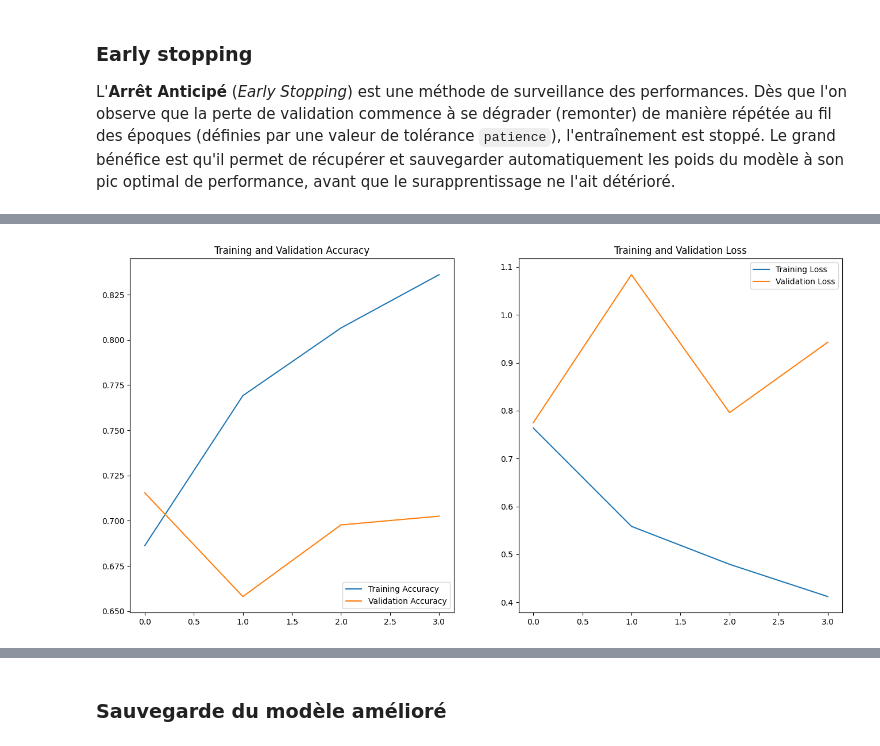
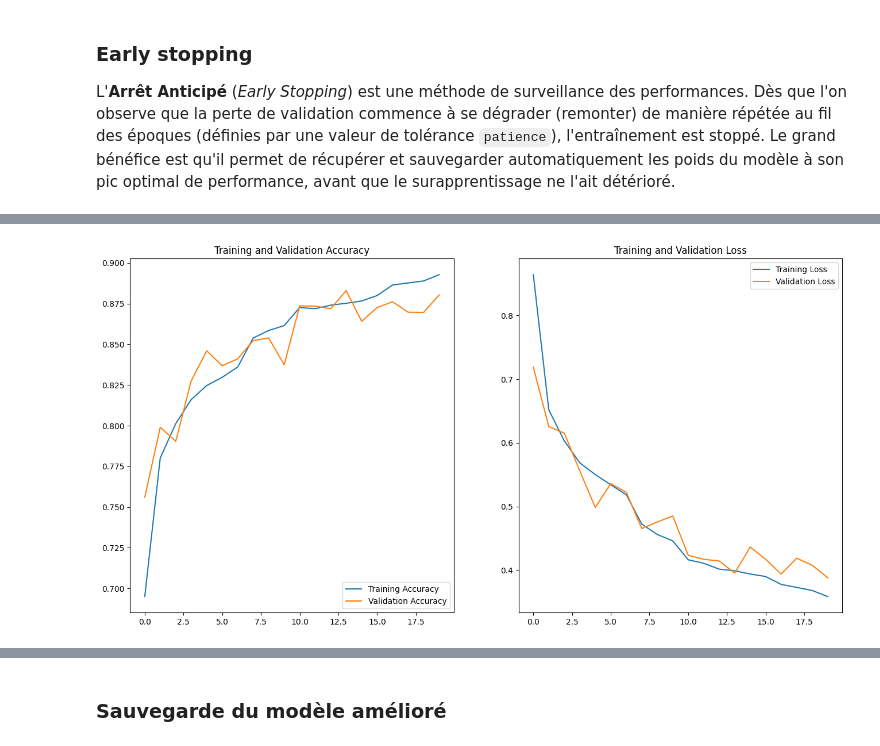
Before and after one commit to Charlyhno-eng/projet-leyenda, a Jupyter notebook: livrables/livrable1/livrable1.ipynb, the cells around one changed output, grey strips where cells are left out. Saved outputs shown, nothing was run; the diff lists cells and outputs as text; code cells hidden in the pictures.

Commit message:
livrable 1 sympa

```diff
--- a/livrables/livrable1/livrable1.ipynb
+++ b/livrables/livrable1/livrable1.ipynb
@@ -338,69 +328,50 @@ L'**Arrêt Anticipé** (*Early Stopping*) est une méthode de surveillance des p
 early_stopping = tf.keras.callbacks.EarlyStopping(
     monitor='val_loss',
     patience=3,
-    restore_best_weights=True,
-    verbose=1
+    restore_best_weights=True
 )
 
 # Learning rate scheduler
+# Le taux d'apprentissage (learning rate) est un hyperparamètre qui contrôle la vitesse à laquelle le modèle apprend.
+# Réduire le taux d'apprentissage lorsque la validation ne s'améliore pas permet d'améliorer les performances de généralisation du modèle.
 learning_rate_scheduler = tf.keras.callbacks.ReduceLROnPlateau(
     monitor='val_loss',
     factor=0.5,
     patience=2,
-    min_lr=1e-6,
-    verbose=1
+    min_lr=1e-6
 )
 
-# ModelCheckpoint pour sauvegarder les meilleurs poids
-model_checkpoint = tf.keras.callbacks.ModelCheckpoint(
-    '../../models/livrable1/improved_model.keras',
-    monitor='val_loss',
-    save_best_only=True,
-    verbose=1
-)
-
-# Création du model amélioré
+# Création du model
 improved_model = Sequential([
     # Augmentation du jeu de données
     layers.RandomFlip("horizontal", input_shape=(IMAGE_HEIGHT, IMAGE_WIDTH, 3)),
     layers.RandomRotation(0.18),
     layers.RandomZoom(0.1),
-    layers.RandomContrast(0.1),
-    layers.Rescaling(1. / 255),
 
-    # Extraction des caractéristiques
-    layers.Conv2D(16, 3, padding='same', activation='relu', kernel_regularizer=tf.keras.regularizers.l2(0.001)),
-    layers.BatchNormalization(),
+    # Création des couches
+    layers.Rescaling(1./255, input_shape=(IMAGE_HEIGHT, IMAGE_WIDTH, 3)),
+    layers.Conv2D(32, 3, padding='same', activation='relu', kernel_regularizer=tf.keras.regularizers.l2(0.001)),
+    layers.MaxPooling2D(),
+    layers.Conv2D(64, 3, padding='same', activation='relu', kernel_regularizer=tf.keras.regularizers.l2(0.001)),
+    layers.MaxPooling2D(),
+    layers.Conv2D(128, 3, padding='same', activation='relu', kernel_regularizer=tf.keras.regularizers.l2(0.001)),
     layers.MaxPooling2D(),
 
-    layers.Conv2D(32, 3, padding='same', activation='relu', kernel_regularizer=tf.keras.regularizers.l2(0.001)),
-    layers.BatchNormalization(),
-    layers.MaxPooling2D(),
-
-    layers.Conv2D(64, 3, padding='same', activation='relu', kernel_regularizer=tf.keras.regularizers.l2(0.001)),
-    layers.BatchNormalization(),
-    layers.MaxPooling2D(),
-
-    layers.Conv2D(128, 3, padding='same', activation='relu', kernel_regularizer=tf.keras.regularizers.l2(0.001)),
-    layers.BatchNormalization(),
-    layers.MaxPooling2D(),
-
-    # Réduction de la dimension pour limiter l'overfitting
-    layers.GlobalAveragePooling2D(),
-    layers.Dropout(0.3),
+    # Supprimer certains neurones de la couche précédente pour éviter le surapprentissage
+    layers.Dropout(0.2),
+    layers.Flatten(),
     layers.Dense(128, activation='relu', kernel_regularizer=tf.keras.regularizers.l2(0.001)),
     layers.Dropout(0.3),
-    layers.Dense(nombre_classes, activation='softmax'),
-
+    layers.Dense(nombre_classes)
 ])
 
-# Optimizer
-optimizer = tf.keras.optimizers.Adam(learning_rate=1e-4)
+# Réduction du learning rate afin d'améliorer les performances de généralisation du modèle
+optimizer = tf.keras.optimizers.Adam(learning_rate=0.0005)
 
 # Compilation du model
 improved_model.compile(
     optimizer=optimizer,
-    loss=tf.keras.losses.SparseCategoricalCrossentropy(),
+    loss=tf.keras.losses.SparseCategoricalCrossentropy(from_logits=True),
     metrics=['accuracy']
 )
 
@@ -412,7 +383,7 @@ history_imp_model = improved_model.fit(
     validation_data=test_set,
     epochs=NB_EPOCHS,
     callbacks=[early_stopping, learning_rate_scheduler]
- )
+)
 
 acc = history_imp_model.history['accuracy']
 val_acc = history_imp_model.history['val_accuracy']
@@ -435,36 +406,4 @@ plt.plot(epochs_range, val_loss, label='Validation Loss')
 plt.legend(loc='upper right')
 plt.title('Training and Validation Loss')
 plt.show()
-
-# Évaluation détaillée: matrice de confusion et rapport de classification
-
-from sklearn.metrics import confusion_matrix, classification_report
-
-# Collecter vraies étiquettes et prédictions sur l'ensemble de validation/test
-y_true = []
-y_pred = []
-for images, labels in test_set:
-    preds = improved_model.predict(images)
-    preds = np.argmax(preds, axis=1)
-    y_true.extend(labels.numpy())
-    y_pred.extend(preds)
-
-cm = confusion_matrix(y_true, y_pred)
-print(classification_report(y_true, y_pred, target_names=class_names))
-
-# Affichage de la matrice de confusion
-plt.figure(figsize=(8, 6))
-plt.imshow(cm, interpolation='nearest', cmap=plt.cm.Blues)
-plt.title('Confusion matrix')
-plt.colorbar()
-tick_marks = np.arange(len(class_names))
-plt.xticks(tick_marks, class_names, rotation=45, ha='right')
-plt.yticks(tick_marks, class_names)
-plt.ylabel('True label')
-plt.xlabel('Predicted label')
-for i in range(cm.shape[0]):
-    for j in range(cm.shape[1]):
-        plt.text(j, i, cm[i, j], horizontalalignment='center', color='white' if cm[i, j] > cm.max()/2 else 'black')
-plt.tight_layout()
-plt.show()
 # %% [output]
@@ -529,4 +453,4 @@ Epoch 4/20
-[figure, old version]
+[figure, new version]
 # %%
 acc = history_imp_model.history['accuracy']
 val_acc = history_imp_model.history['val_accuracy']
```
Also changed, not shown: parts of 11 cells of this notebook.
